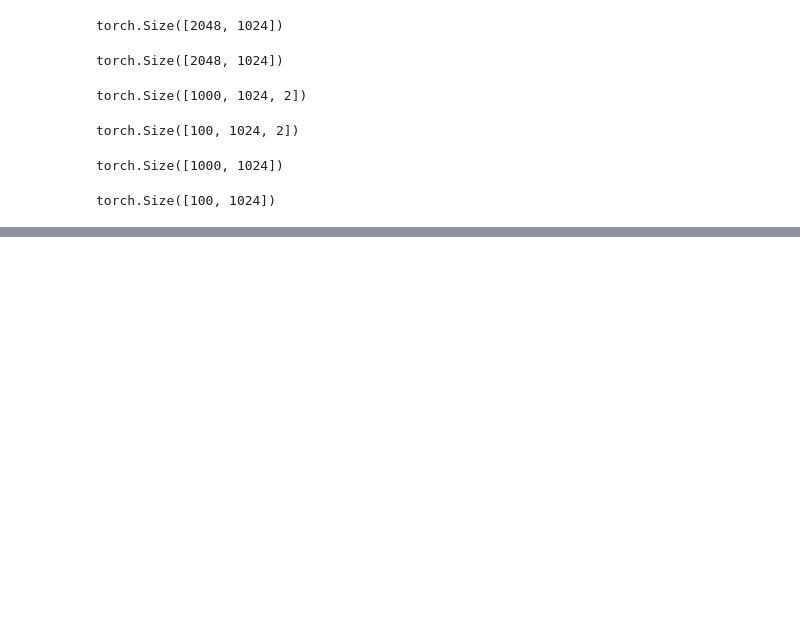
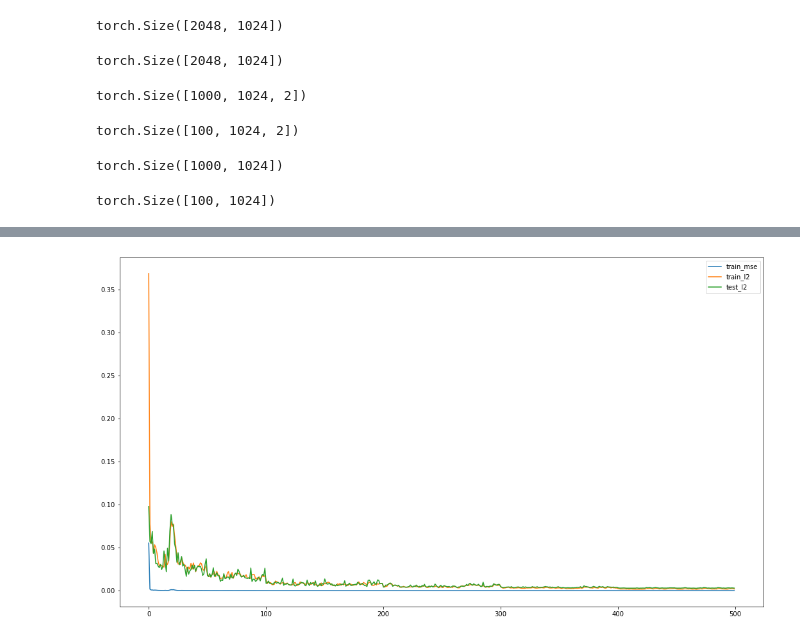
Before and after one commit to Thomas2512/fourier_neural_operator, a Jupyter notebook: Fourier_1D.ipynb, the cells around one changed output, grey strips where cells are left out. Drawn from its saved outputs; the diff is of its cells as text; code cells hidden in the pictures; blank space fills up the shorter version.

```diff
--- a/Fourier_1D.ipynb
+++ b/Fourier_1D.ipynb
@@ -32,0 +44,6 @@ from fourier_1d_for_nb import SpectralConv1d, FNO1d
+# %%
+device = torch.device('cuda' if torch.cuda.is_available() else 'cpu')
+print('Using device:', device)
+
+if device=='cuda':
+    torch.cuda.set_device(2)
@@ -162,5 +190,5 @@ y_test.shape
 torch.Size([100, 1024])
 # %%
 # model
-model = FNO1d(modes, width).cuda()
+model = FNO1d(modes, width).to(device)
 print(count_params(model))
@@ -166,0 +199,6 @@ print(count_params(model))
+# %%
+################################################################
+# training and evaluation
+################################################################
+optimizer = torch.optim.Adam(model.parameters(), lr=learning_rate, weight_decay=1e-4)
+scheduler = torch.optim.lr_scheduler.StepLR(optimizer, step_size=step_size, gamma=gamma)
@@ -166,0 +292,11 @@ print(count_params(model))
+# %%
+fig = plt.figure(figsize=(18, 10))
+
+to_plot_list = list(zip(('train_mse', 'train_l2', 'test_l2'), (list_train_mse, list_train_l2, list_test_l2)) )
+for couple in to_plot_list:
+    couple_label, couple_data = couple
+    plt.plot(couple_data, label=couple_label)
+plt.legend()
+plt.show()
+# %% [output]
+[figure, added]
```
Also changed, not shown: parts of 12 cells of this notebook.
